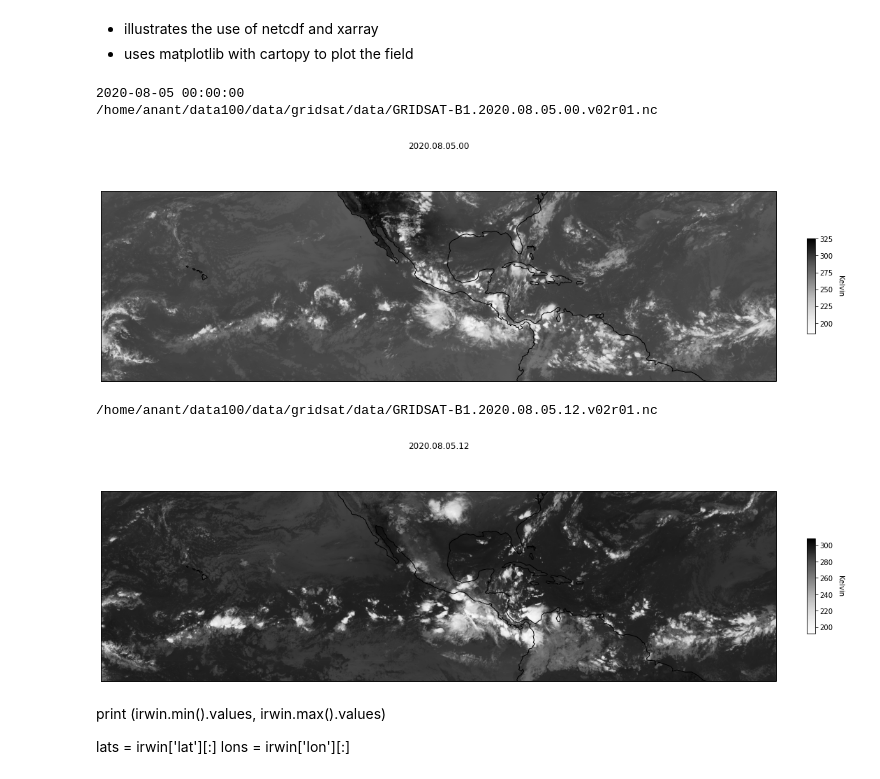
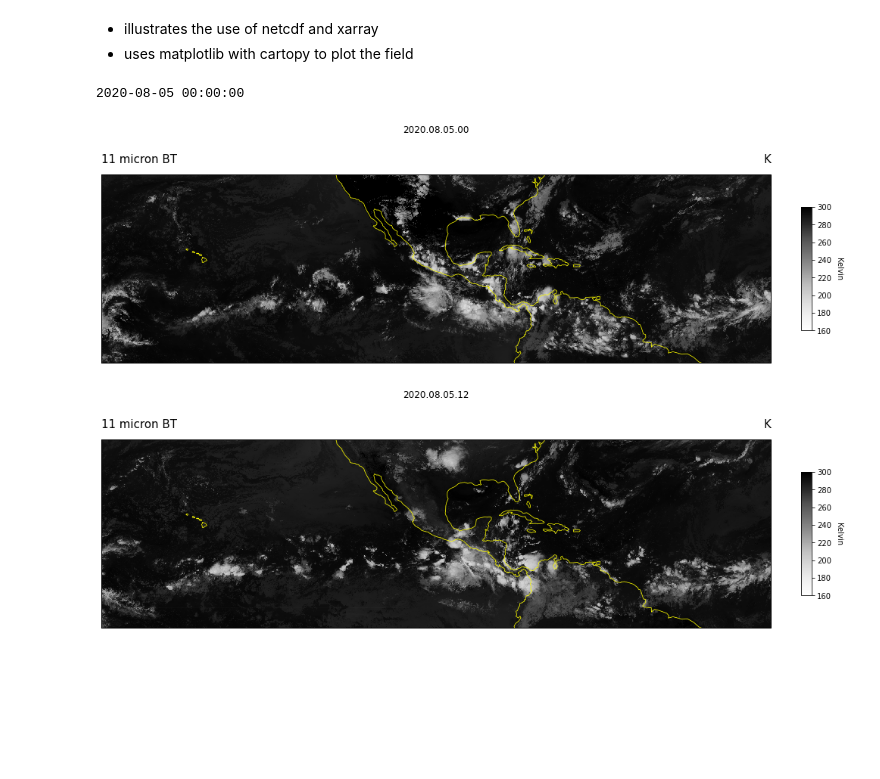
Before and after one commit to aiyyer/pas, a Jupyter notebook: examples/gridded/gridsat/plot_gridsat.ipynb, the cells around one changed output. Saved outputs shown, nothing was run; the diff lists cells and outputs as text; code cells hidden in the pictures; blank space fills up the shorter version.

```diff
--- a/examples/gridded/gridsat/plot_gridsat.ipynb
+++ b/examples/gridded/gridsat/plot_gridsat.ipynb
@@ -41,52 +48,77 @@ print(dateStart)
 
 ntimes = 2
 
+
+
+
+
+
+
+
 for i in range(0, ntimes):
     #dateStart = dateStart + pd.Timedelta("12 hours")
 
     datePlot = dateStart + pd.Timedelta(days=i*.5)
-
     dateString = datePlot.strftime('%Y.%m.%d.%H')
 
     file_name = dataDirectory + "GRIDSAT-B1."  +  dateString + ".v02r01.nc"
-    print(file_name)
+    #print(file_name)
     df = xr.open_dataset(file_name)
 
     irwin = df.irwin_cdr[0,:,:]
 
     mask_lon = (irwin.lon >= min_lon) & (irwin.lon <= max_lon)
     mask_lat = (irwin.lat >= min_lat) & (irwin.lat <= max_lat)
     irwin = irwin.where(mask_lon & mask_lat, drop=True)
 
     lats = irwin['lat'][:]
     lons = irwin['lon'][:]
 
-    fig = plt.figure(figsize=(20,5))  # set figsize (width, height) here
-    # set up a map
 
-    ax = plt.axes(projection=ccrs.PlateCarree())
+    fig = plt.figure(figsize=(18,6))
+
+    # Generate axes, using Cartopy, drawing coastlines, and adding features
+    projection = ccrs.PlateCarree()
+    ax = plt.axes(projection=projection)
+    ax.coastlines(linewidths=0.75, color='yellow')
 
     # drop the last row and column to be compatible with shading=flat. see documentation for pcolormesh
-    #ct = plt.pcolormesh(lons, lats, irwin[:-1,:-1],cmap='Greys', rasterized=True, vmin=Cmin, vmax =Cmax, shading='flat')
-    ct = plt.imshow(irwin[:-1,:-1], cmap='Greys', origin='lower', extent=[min_lon, max_lon,min_lat, max_lat])
+    ct = plt.pcolormesh(lons, lats, irwin[:-1,:-1],cmap='Greys', rasterized=True, vmin=Cmin, vmax =Cmax, shading='flat')
+    #ct = plt.imshow(irwin[:-1,:-1], cmap='Greys', origin='lower', extent=[min_lon, max_lon,min_lat, max_lat])
 
-    ax.coastlines()
 
     # create a colorbar
     cbar = plt.colorbar(ct, fraction=.08, pad=0.04, shrink=0.5, aspect=12)
     cbar.set_label('Kelvin', labelpad=15, y=.5, rotation=270)
 
+
+
+
+    # Use geocat.viz.util convenience function to add major tick lines
+    gvutil.add_major_minor_ticks(ax, y_minor_per_major=1, labelsize=12)
+
+    # Use geocat.viz.util convenience function to add lat and lon tick labels
+    gvutil.add_lat_lon_ticklabels(ax)
+
+    # Remove degree symbol from tick label
+    ax.yaxis.set_major_formatter(LatitudeFormatter(degree_symbol=''))
+    ax.xaxis.set_major_formatter(LongitudeFormatter(degree_symbol=''))
+    # Use geocat.viz.util convenience function to set titles and labels
+
+
+    gvutil.set_titles_and_labels(ax,
+                                 righttitle="K",
+                                 righttitlefontsize=15,
+                                 lefttitle="11 micron BT",
+                                 lefttitlefontsize=15,
+                                 xlabel="",
+                                 ylabel="")
+
+
+
     plt.title(dateString, y=1.2)
     plt.show()
 # %% [output]
 2020-08-05 00:00:00
-/home/anant/data100/data/gridsat/data/GRIDSAT-B1.2020.08.05.00.v02r01.nc
-[figure, old version]
+[figure, new version]
-/home/anant/data100/data/gridsat/data/GRIDSAT-B1.2020.08.05.12.v02r01.nc
-[figure, old version]
+[figure, new version]
-# %% [markdown]
-print (irwin.min().values, irwin.max().values)
-
-
-lats = irwin['lat'][:]
-lons = irwin['lon'][:]
```
Also changed, not shown: parts of 2 cells of this notebook, 1 other file.
